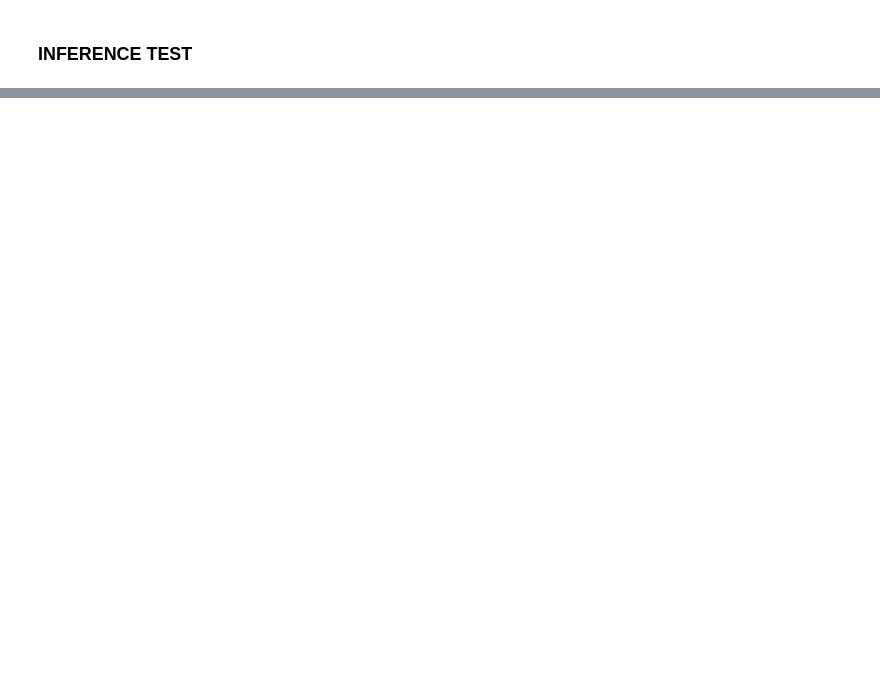
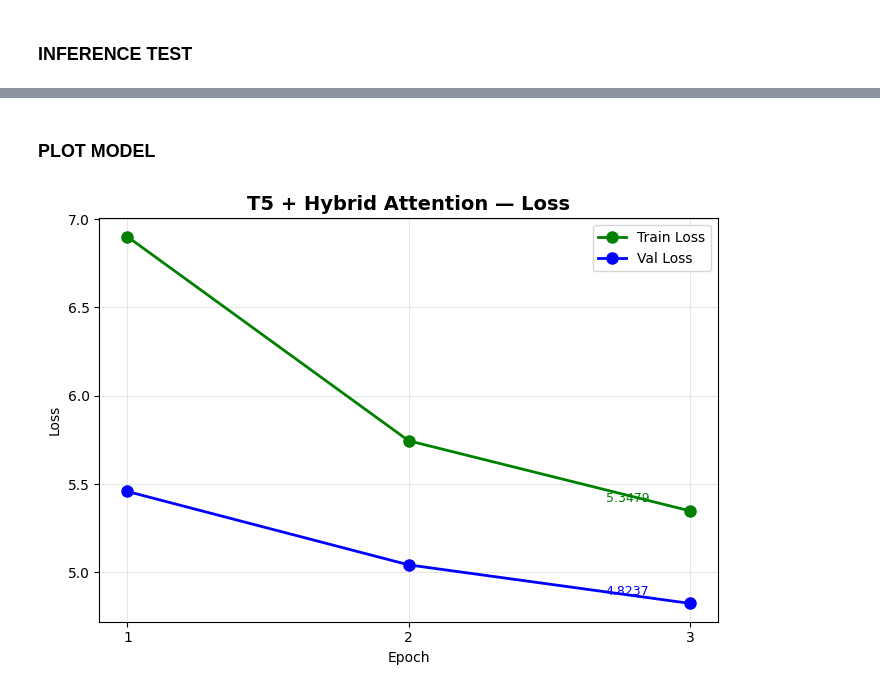
Before and after one commit to moonlightaliza/headline-generation-nlp, a Jupyter notebook: nlp_project.ipynb, the cells around one changed output, grey strips where cells are left out. Drawn from its saved outputs; the diff is of its cells as text; code cells hidden in the pictures; blank space fills up the shorter version.

```diff
--- a/nlp_project.ipynb
+++ b/nlp_project.ipynb
@@ -729,7 +700,6 @@ Re-tokenized with max_input=128 ✓
 # %% [markdown]
 ### DATASET & DATALOADER
 # %%
-# ── 5.5 DATASET & DATALOADER ──
 class T5HeadlineDataset(Dataset):
     def __init__(self, inputs, labels):
         self.input_ids      = inputs['input_ids']
@@ -746,12 +716,22 @@ class T5HeadlineDataset(Dataset):
             'labels':         self.labels[idx]
         }
 
+t5_train_inputs, t5_train_labels = tokenize_t5(
+    df['article_clean'].iloc[:4000],
+    df['highlights'].iloc[:4000]
+)
+t5_val_inputs, t5_val_labels = tokenize_t5(
+    df['article_clean'].iloc[4000:4500],
+    df['highlights'].iloc[4000:4500]
+)
+
 t5_train_dataset = T5HeadlineDataset(t5_train_inputs, t5_train_labels)
 t5_val_dataset   = T5HeadlineDataset(t5_val_inputs,   t5_val_labels)
 
-t5_train_loader = DataLoader(t5_train_dataset, batch_size=4, shuffle=True)
-t5_val_loader   = DataLoader(t5_val_dataset,   batch_size=4)
+t5_train_loader = DataLoader(t5_train_dataset, batch_size=8, shuffle=True)
+t5_val_loader   = DataLoader(t5_val_dataset,   batch_size=8)
 
-print(f"T5 Train batches: {len(t5_train_loader)}")
-print(f"T5 Val batches:   {len(t5_val_loader)}")
+print(f"Train batches: {len(t5_train_loader)}")
+print(f"Val batches:   {len(t5_val_loader)}")
+print("Dataloaders ready ✓")
 # %% [output]
@@ -907,0 +887,32 @@ for i in [0, 1, 2]:
+# %% [markdown]
+### PLOT MODEL
+# %%
+import matplotlib.pyplot as plt
+
+epochs = range(1, EPOCHS_T5 + 1)
+plt.figure(figsize=(7, 5))
+
+plt.plot(epochs, t5_train_losses, 'g-o', linewidth=2, markersize=8, label='Train Loss')
+plt.plot(epochs, t5_val_losses,   'b-o', linewidth=2, markersize=8, label='Val Loss')
+
+plt.title('T5 + Hybrid Attention — Loss', fontsize=14, fontweight='bold')
+plt.xlabel('Epoch')
+plt.ylabel('Loss')
+plt.xticks(epochs)
+plt.legend()
+plt.grid(True, alpha=0.3)
+
+plt.annotate(f'{t5_train_losses[-1]:.4f}',
+             xy=(EPOCHS_T5, t5_train_losses[-1]),
+             xytext=(EPOCHS_T5 - 0.3, t5_train_losses[-1] + 0.05),
+             fontsize=9, color='green')
+plt.annotate(f'{t5_val_losses[-1]:.4f}',
+             xy=(EPOCHS_T5, t5_val_losses[-1]),
+             xytext=(EPOCHS_T5 - 0.3, t5_val_losses[-1] + 0.05),
+             fontsize=9, color='blue')
+
+plt.tight_layout()
+plt.savefig('/content/drive/MyDrive/NLP_Project/t5_loss_curve.png', dpi=150)
+plt.show()
+# %% [output]
+[figure, added]
```
Also changed, not shown: parts of 7 cells of this notebook.
